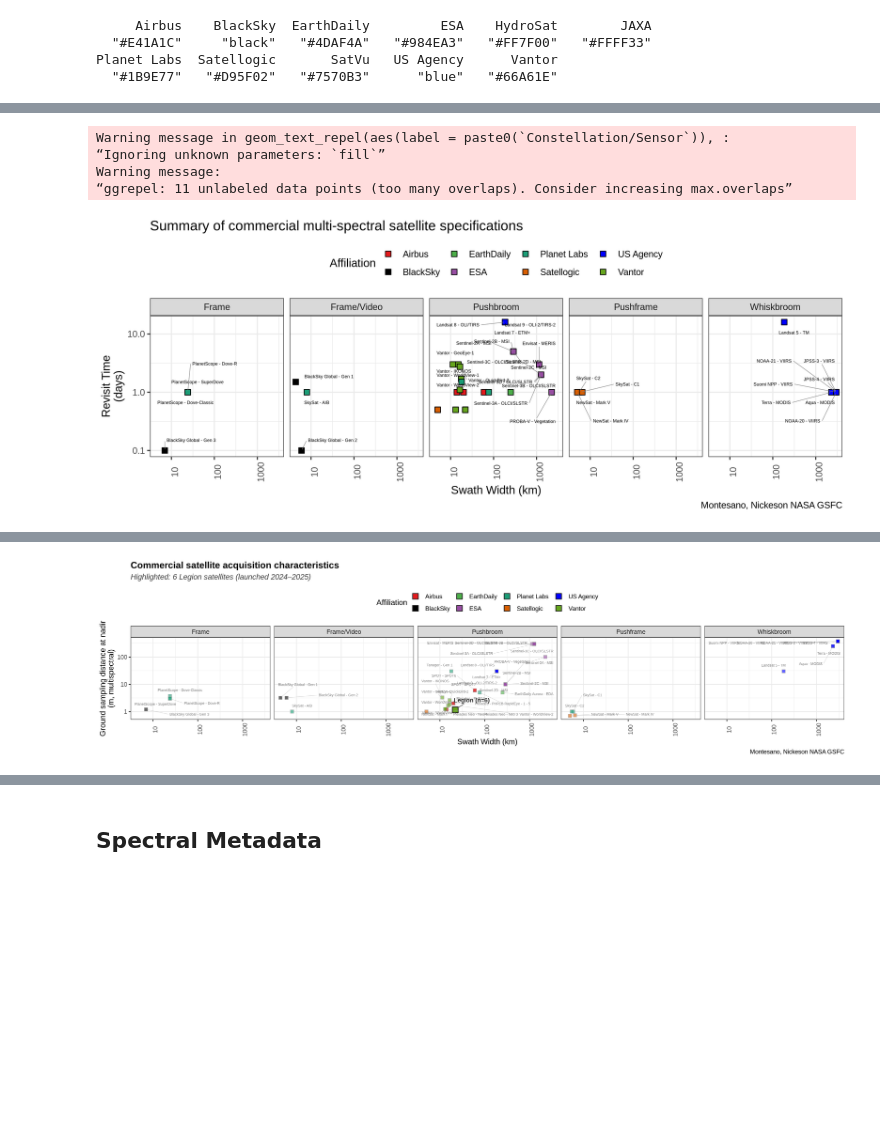
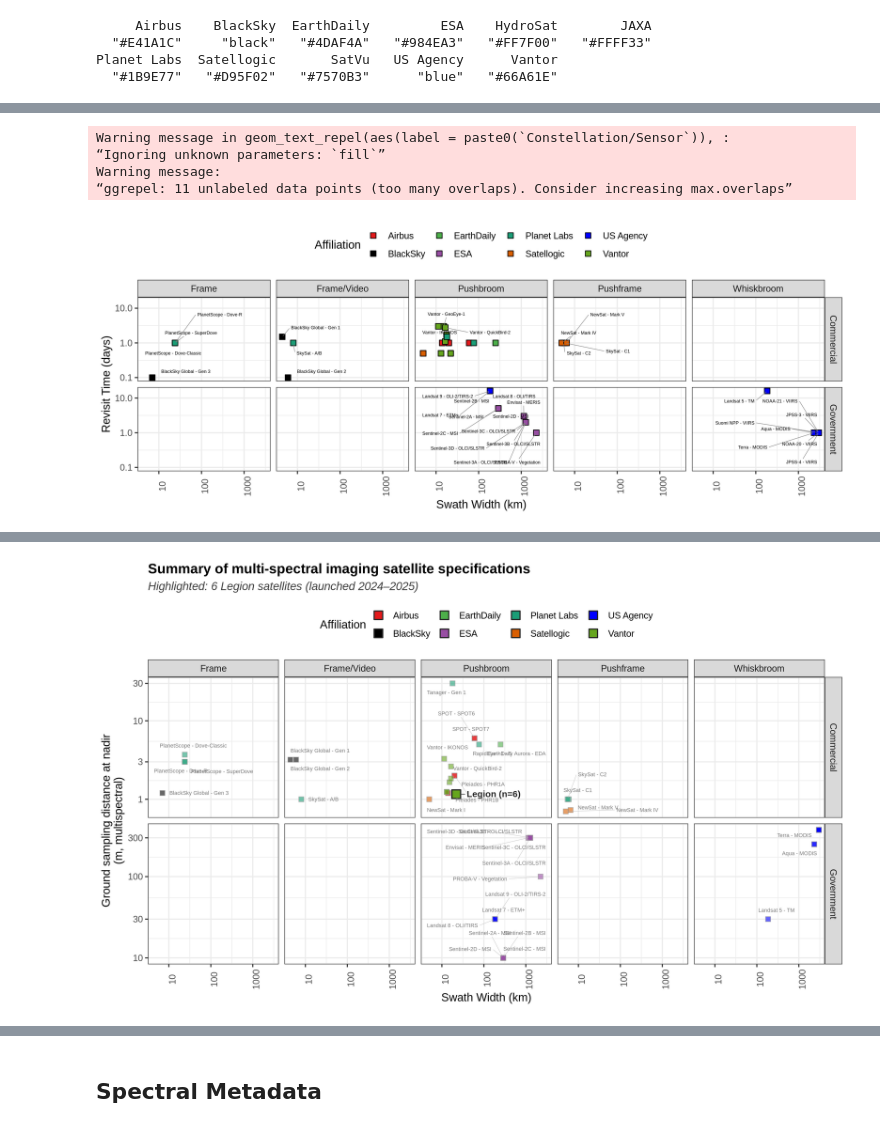
Before and after one commit to pahbs/csda_summaries, a Jupyter notebook: notebooks/csda_specs_multispec_smry.ipynb, the cells around one changed output, grey strips where cells are left out. Cells and saved outputs as stored; diff of their text form; code cells hidden in the pictures; blank space fills up the shorter version.

```diff
--- a/notebooks/csda_specs_multispec_smry.ipynb
+++ b/notebooks/csda_specs_multispec_smry.ipynb
@@ -155,7 +152,10 @@ summary_table <- df %>%
   distinct() %>%
   mutate(across(c(`MS GSD Nadir (m)`,`Total Bands (MS)`), as.character)) %>%
   mutate(across(c(`MS GSD Nadir (m)`,`Total Bands (MS)`), ~replace_na(., ""))) %>%
-  mutate(across(where(is.character), ~replace_na(., " ")))# %>%
+  mutate(across(where(is.character), ~replace_na(., " "))) %>%
+  mutate(Sector = as.character(Sector),
+         `Scanner Type` = as.character(`Scanner Type`)) %>%
+  filter(`Scanner Type` != ' ')
   #mutate(across(where(is.numeric), ~replace_na(., -Inf)))
 
 
@@ -520,7 +519,7 @@ create_combined_color_dict <- function(df, column, palette1 = "Set1", palette2 =
 }
 # %%
 CAPTION_TEXT = 'Montesano, Nickeson NASA GSFC'
-MAIN_TITLE = 'Summary of commercial multi-spectral satellite specifications'
+MAIN_TITLE = 'Summary of multi-spectral imaging satellite specifications'
 # %%
 # Usage
 color_dict <- create_color_dict(df, "Affiliation", "Set1")
@@ -573,9 +572,11 @@ options(repr.plot.width = 10, repr.plot.height = 4, repr.plot.res = 300)
 df_unique_labels <- summary_table_subset %>%
   group_by(`Constellation/Sensor`,`Swath Width (km)`, `MS GSD Nadir (m)`) %>%
   slice(1) %>%  # Take first row from each group
-  ungroup()
+  ungroup()  %>%
+  mutate(Sector = as.character(Sector),
+         `Scanner Type` = as.character(`Scanner Type`))
 
-ggplot(summary_table_subset , aes(x=`Swath Width (km)`, y=as.numeric(`Revisit Time (days)`), fill=`Affiliation`)) +
+ggplot(summary_table_subset , aes(x=`Swath Width (km)`, y=`Revisit Time (days)`, fill=`Affiliation`)) +
     geom_point(size=2.5, shape=22, color='black',alpha=1) +
     geom_text_repel(
         #data = df_unique_labels,  # Use the filtered dataset for labels
@@ -594,18 +595,19 @@ ggplot(summary_table_subset , aes(x=`Swath Width (km)`, y=as.numeric(`Revisit Ti
     scale_y_log10() +
     theme_bw() +
     theme(axis.text.x = element_text(angle=90), legend.position = 'top') +
-    facet_wrap(~`Scanner Type`, nrow=1) + labs(y = 'Revisit Time\n(days)'
-                                           , caption=CAPTION_TEXT
-                                          , title=MAIN_TITLE)
+    # facet_wrap(~`Scanner Type`, nrow=1) + labs(y = 'Revisit Time\n(days)'
+    #                                        , caption=CAPTION_TEXT
+    #                                       , title=MAIN_TITLE)
+facet_grid(Sector ~ `Scanner Type`)
 #facet_grid(`Satellite.Type`~`Scanner.Type`)
 # %% [output]
 Warning message in geom_text_repel(aes(label = paste0(`Constellation/Sensor`)), :
 “Ignoring unknown parameters: `fill`”
 Warning message:
 “ggrepel: 11 unlabeled data points (too many overlaps). Consider increasing max.overlaps”
-[figure, old version]
+[figure, new version]
 # %%
-options(repr.plot.width = 15, repr.plot.height = 4, repr.plot.res = 300)
+options(repr.plot.width = 10, repr.plot.height = 6, repr.plot.res = 300)
 
 
 # Define which sensors to highlight
@@ -619,7 +621,7 @@ others <- summary_table_subset %>%
 # Combine duplicate Legion entries (same swath × GSD × affiliation × scanner type)
 # IMPORTANT: include `Scanner Type` in the grouping so deduped rows respect facets
 highlighted_dedup <- highlighted %>%
-  group_by(`Scanner Type`,
+  group_by(`Scanner Type`, `Sector`,
            `Swath Width (km)`,
            `MS GSD Nadir (m)`,
            Affiliation) %>%
@@ -634,7 +636,7 @@ highlighted_dedup <- highlighted %>%
 
 # Same dedup logic for others — use Constellation/Sensor as label
 others_dedup <- others %>%
-  distinct(`Scanner Type`, `Swath Width (km)`, `MS GSD Nadir (m)`,
+  distinct(`Scanner Type`, `Swath Width (km)`, `MS GSD Nadir (m)`, `Sector`,
            Affiliation, `Constellation/Sensor`) %>%
   rename(label = `Constellation/Sensor`)
 
@@ -645,7 +647,7 @@ year_range   <- if (length(launch_years) > 1) {
   paste(min(launch_years), max(launch_years), sep = '–')
 } else launch_years
 
-main_title    <- 'Commercial satellite acquisition characteristics'
+#main_title    <- 'Commercial satellite acquisition characteristics'
 subtitle_text <- sprintf(
   'Highlighted: %d %s satellites (launched %s)',
   n_highlight, highlight_pattern, year_range
@@ -673,7 +675,7 @@ ggplot(mapping = aes(x = `Swath Width (km)`,
     show.legend = FALSE,
     box.padding = 0.4, point.padding = 0.1,
     segment.color = 'grey70', segment.size = 0.15,
-    max.overlaps = Inf, seed = 42, alpha = 0.85
+    max.overlaps = 9, seed = 42, alpha = 0.85
   ) +
 
   # Bold labels for highlighted (deduped + per facet)
@@ -688,16 +690,18 @@ ggplot(mapping = aes(x = `Swath Width (km)`,
     max.overlaps = Inf, seed = 42
   ) +
 
-  scale_fill_manual(values = color_dict, guides = guides(fill)) +
+  scale_fill_manual(values = color_dict
+                    #, guides = guides(fill)
+                   ) +
   scale_x_log10() +
   scale_y_log10() +
   facet_wrap(~ `Scanner Type`, nrow = 1) +
 
   labs(
-    title    = main_title,
+    title    = MAIN_TITLE,
     subtitle = subtitle_text,
     y        = 'Ground sampling distance at nadir\n(m, multispectral)',
-    caption  = CAPTION_TEXT
+    #caption  = CAPTION_TEXT
   ) +
   theme_bw() +
   theme(
@@ -706,7 +710,8 @@ ggplot(mapping = aes(x = `Swath Width (km)`,
     plot.title      = element_text(face = 'bold'),
     plot.subtitle   = element_text(color = 'grey25', face = 'italic',
                                     margin = margin(b = 8))
-  )
+  ) +
+facet_grid(Sector ~ `Scanner Type`, scales='free_y')
 # %% [output]
 Warning message:
 “Removed 3 rows containing missing values (`geom_point()`).”
@@ -715,4 +722,4 @@ Warning message:
-[figure, old version]
+[figure, new version]
 # %%
 options(repr.plot.width = 10, repr.plot.height = 4, repr.plot.res = 300)
 
```
Also changed, not shown: parts of 25 cells of this notebook, 5 other files.
